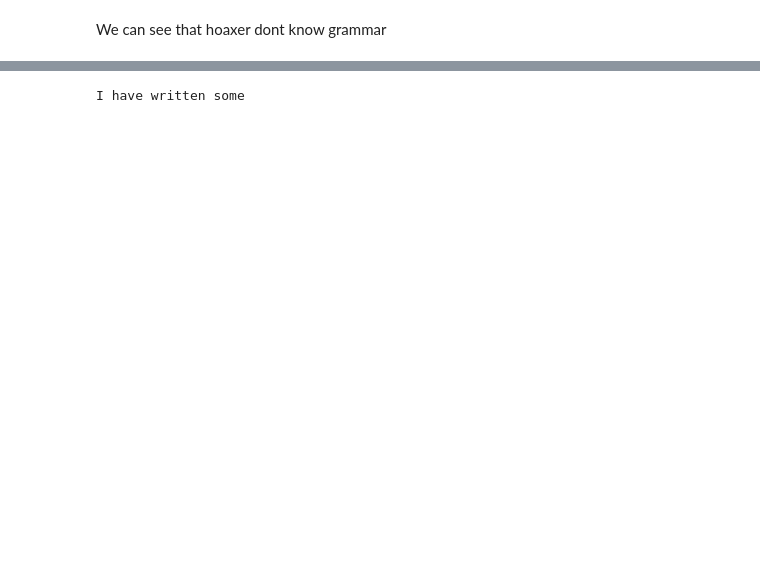
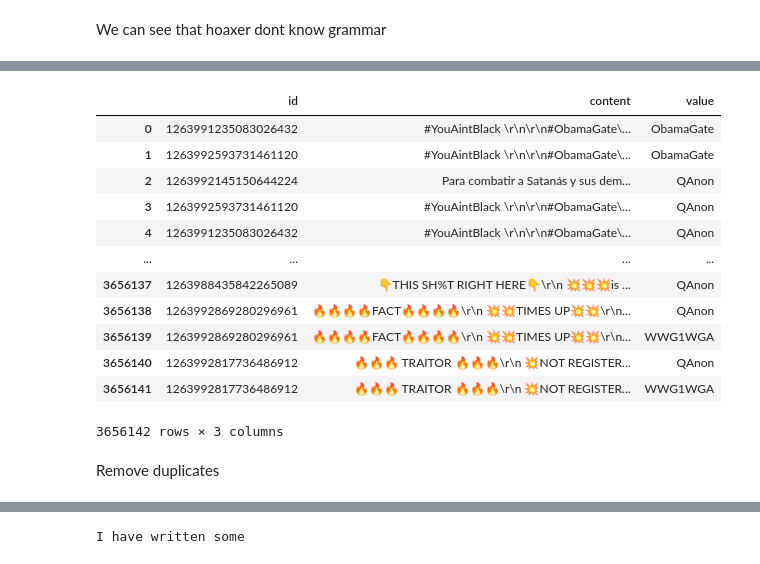
Before and after one commit to Denissovan/Denis_Krajcirik-PDT-zadanie1, a Jupyter notebook: tweets.ipynb, the cells around one changed output, grey strips where cells are left out. Cells and saved outputs as stored; diff of their text form; code cells hidden in the pictures; blank space fills up the shorter version.

```diff
--- a/tweets.ipynb
+++ b/tweets.ipynb
@@ -217,6 +230,6 @@ query = f"""
         FROM tweets
         JOIN tweet_hashtags as th ON tweets.id = th.tweet_id
         JOIN hashtags as h ON th.hashtag_id = h.id
-        WHERE lower(h.value) LIKE ANY (array[{lower_hastag_filter}])
-        LIMIT 100
+        WHERE lower(h.value) ILIKE ANY (array[{lower_hastag_filter}])
+
 """
@@ -223,2 +264,20 @@ query = f"""
 # %%
 df_filtered_tweets = pd.read_sql(query, engine)
+# %%
+df_filtered_tweets
+# %% [output]
+|  | id | content | value |
+| 0 | 1263991235083026432 | #YouAintBlack \r\n\r\n#ObamaGate\... | ObamaGate |
+| 1 | 1263992593731461120 | #YouAintBlack \r\n\r\n#ObamaGate\... | ObamaGate |
+| 2 | 1263992145150644224 | Para combatir a Satanás y sus dem... | QAnon |
+| 3 | 1263992593731461120 | #YouAintBlack \r\n\r\n#ObamaGate\... | QAnon |
+| 4 | 1263991235083026432 | #YouAintBlack \r\n\r\n#ObamaGate\... | QAnon |
+| ... | ... | ... | ... |
+| 3656137 | 1263988435842265089 | 👇THIS SH%T RIGHT HERE👇\r\n 💥💥💥is ... | QAnon |
+| 3656138 | 1263992869280296961 | 🔥🔥🔥🔥FACT🔥🔥🔥🔥\r\n 💥💥TIMES UP💥💥\r\n... | QAnon |
+| 3656139 | 1263992869280296961 | 🔥🔥🔥🔥FACT🔥🔥🔥🔥\r\n 💥💥TIMES UP💥💥\r\n... | WWG1WGA |
+| 3656140 | 1263992817736486912 | 🔥🔥🔥 TRAITOR 🔥🔥🔥\r\n 💥NOT REGISTER... | QAnon |
+| 3656141 | 1263992817736486912 | 🔥🔥🔥 TRAITOR 🔥🔥🔥\r\n 💥NOT REGISTER... | WWG1WGA |
+3656142 rows × 3 columns
+# %% [markdown]
+Remove duplicates
```
Also changed, not shown: parts of 30 cells of this notebook.
